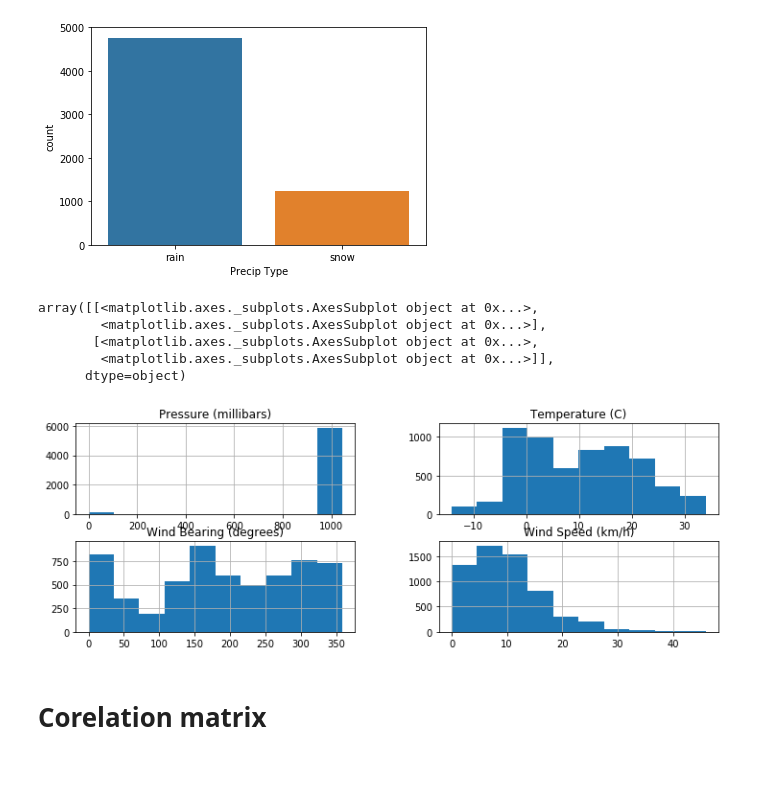
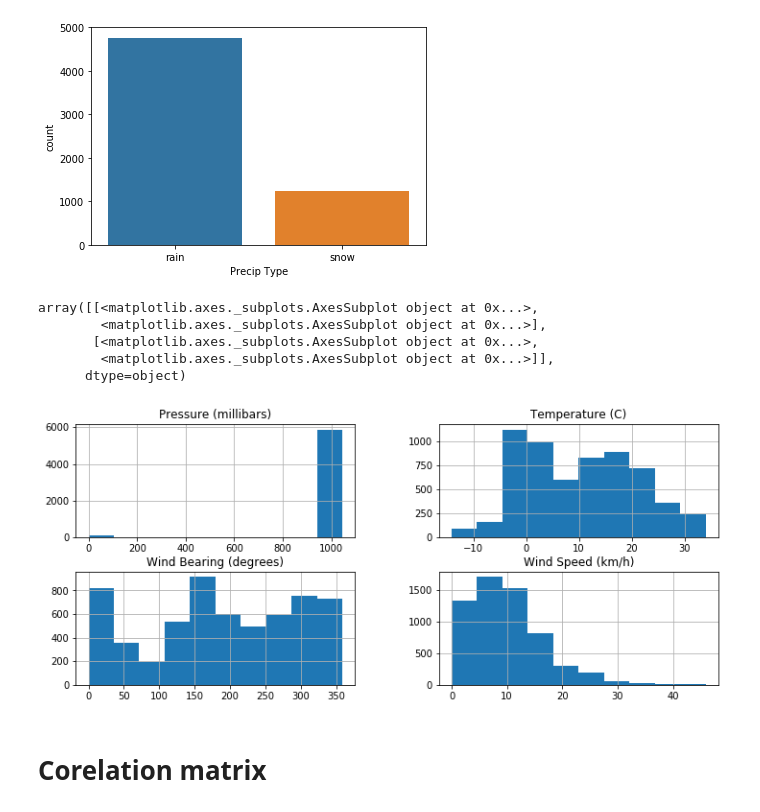
Before and after one commit to tanishmakkar/ML-final-project, a Jupyter notebook: ML PROJECT/Apparent temperature Prediction using Weather variables.ipynb, the cells around one changed output. Drawn from its saved outputs; the diff is of its cells as text; code cells hidden in the pictures; blank space fills up the shorter version.

```diff
--- a/ML PROJECT/Apparent temperature Prediction using Weather variables.ipynb
+++ b/ML PROJECT/Apparent temperature Prediction using Weather variables.ipynb
@@ -162,14 +160,14 @@ sns.countplot(x='Precip Type',data=df1)
 <matplotlib.axes._subplots.AxesSubplot at 0x...>
 [figure]
 # %%
-df1[['Wind Speed (km/h)','Wind Bearing (degrees)','Temperature (C)','Pressure (millibars)']].hist(figsize=(12,4))
+df1[['Wind Speed (km/h)','Wind Bearing (degrees)','Temperature (C)','Pressure (millibars)']].hist(figsize=(12,5))
 # %% [output]
 array([[<matplotlib.axes._subplots.AxesSubplot object at 0x...>,
         <matplotlib.axes._subplots.AxesSubplot object at 0x...>],
        [<matplotlib.axes._subplots.AxesSubplot object at 0x...>,
         <matplotlib.axes._subplots.AxesSubplot object at 0x...>]],
       dtype=object)
-[figure, old version]
+[figure, new version]
 # %% [markdown]
 # Corelation matrix
 # %%
```
Also changed, not shown: parts of 11 cells of this notebook.
